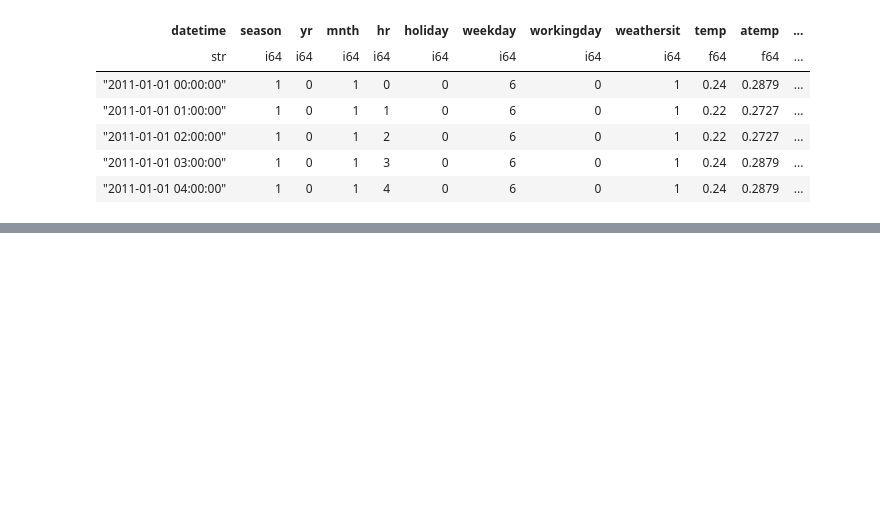
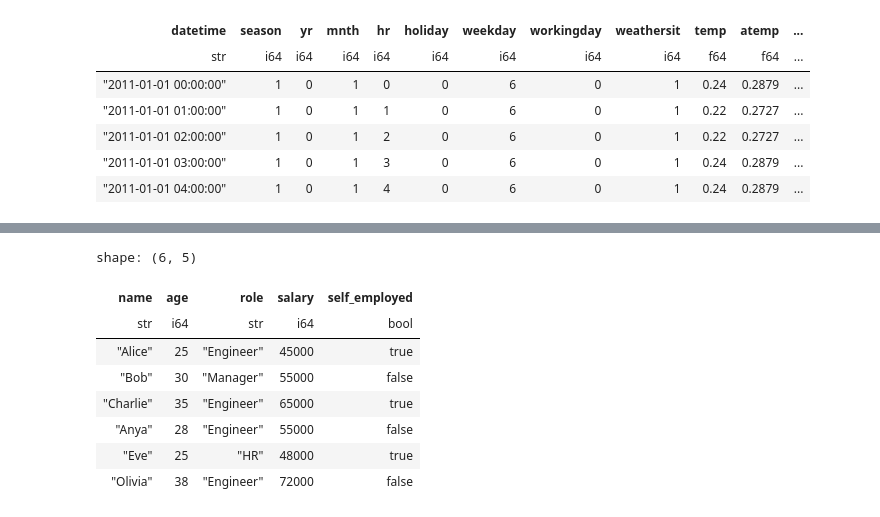
Before and after one commit to chineidu/Bike-Rental-Prediction, a Jupyter notebook: notebooks/00-lab.ipynb, the cells around one changed output, grey strips where cells are left out. Cells and saved outputs as stored; diff of their text form; code cells hidden in the pictures; blank space fills up the shorter version.

```diff
--- a/notebooks/00-lab.ipynb
+++ b/notebooks/00-lab.ipynb
@@ -66,0 +937,12 @@ shape: (5, 16)
+# %%
+df_polars
+# %% [output]
+shape: (6, 5)
+| name | age | role | salary | self_employed |
+| str | i64 | str | i64 | bool |
+| "Alice" | 25 | "Engineer" | 45000 | true |
+| "Bob" | 30 | "Manager" | 55000 | false |
+| "Charlie" | 35 | "Engineer" | 65000 | true |
+| "Anya" | 28 | "Engineer" | 55000 | false |
+| "Eve" | 25 | "HR" | 48000 | true |
+| "Olivia" | 38 | "Engineer" | 72000 | false |
```
Also changed, not shown: parts of 20 cells of this notebook, 7 other files.
